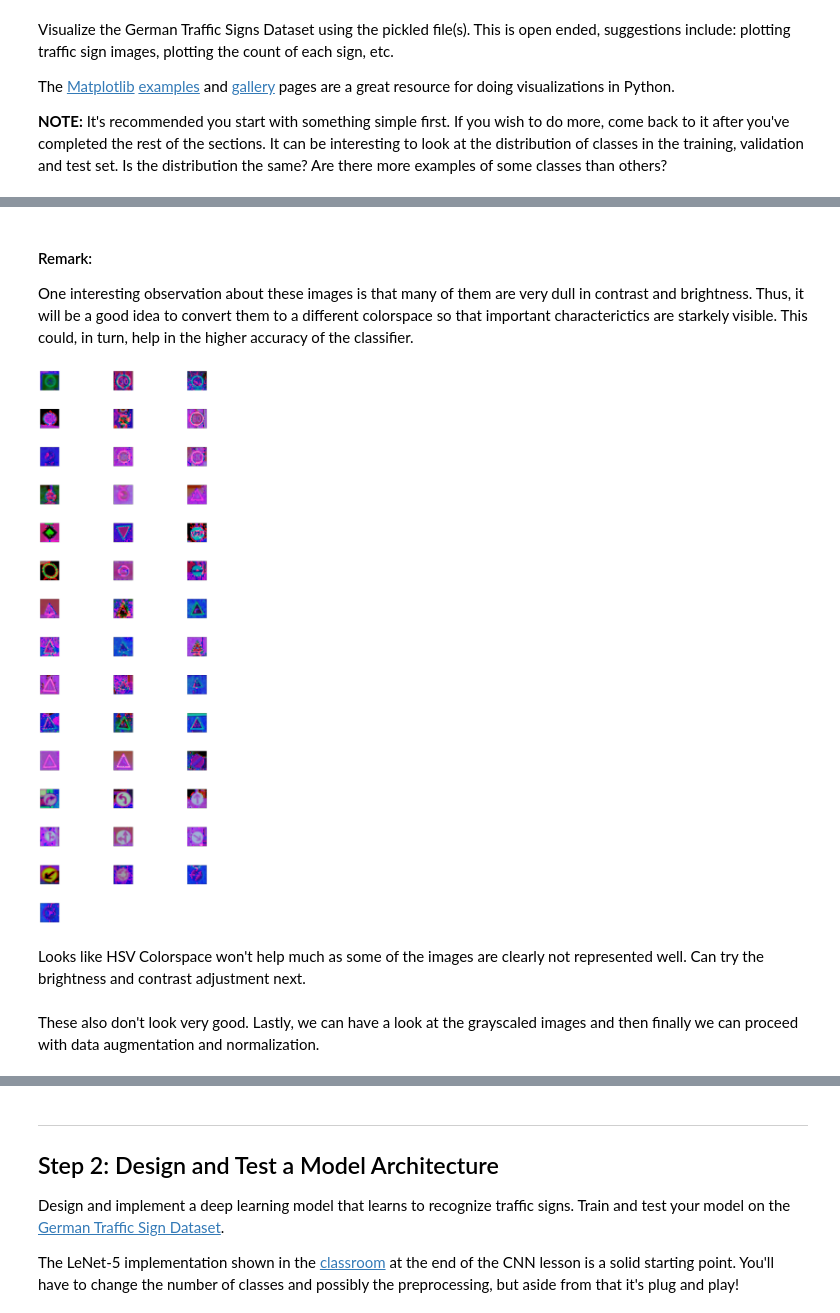
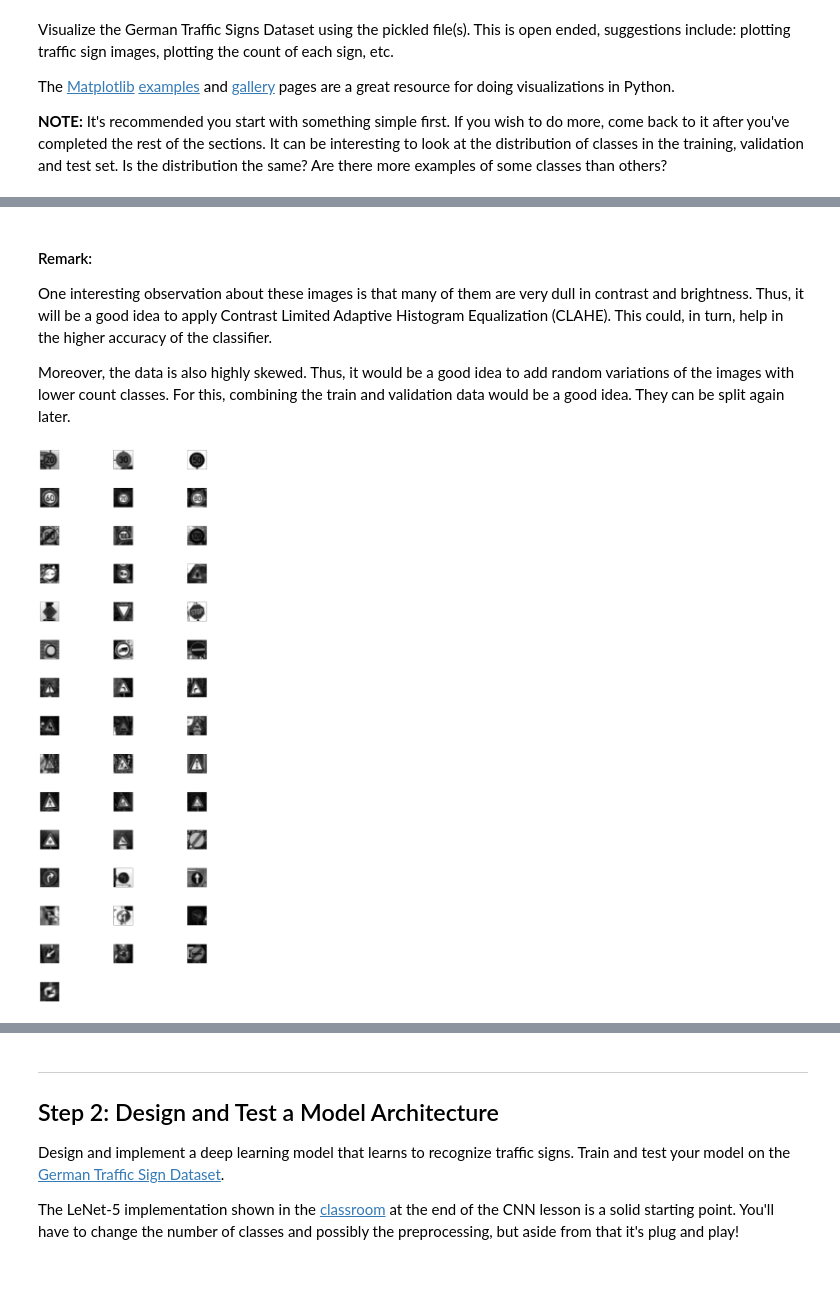
Before and after one commit to bkanaki/CarND-Traffic-Sign-Classifier-Project, a Jupyter notebook: Traffic_Sign_Classifier.ipynb, the cells around one changed output, grey strips where cells are left out. Drawn from its saved outputs; the diff is of its cells as text; code cells hidden in the pictures; blank space fills up the shorter version.

Commit message:
Final model and data

```diff
--- a/Traffic_Sign_Classifier.ipynb
+++ b/Traffic_Sign_Classifier.ipynb
@@ -158,3 +181,5 @@ plot_images(sample_images, sample_labels)
 # %% [markdown]
 #### Remark:
-One interesting observation about these images is that many of them are very dull in contrast and brightness. Thus, it will be a good idea to convert them to a different colorspace so that important characterictics are starkely visible. This could, in turn, help in the higher accuracy of the classifier.
+One interesting observation about these images is that many of them are very dull in contrast and brightness. Thus, it will be a good idea to apply Contrast Limited Adaptive Histogram Equalization (CLAHE). This could, in turn, help in the higher accuracy of the classifier.
+
+Moreover, the data is also highly skewed. Thus, it would be a good idea to add random variations of the images with lower count classes. For this, combining the train and validation data would be a good idea. They can be split again later.
@@ -164,19 +196,15 @@ data_sess = tf.Session()
 # %%
-# look at the hsv colorspace images
-X_train_hsv = tf.image.rgb_to_hsv(X_train)
-with data_sess.as_default():
-    X_train_hsv = X_train_hsv.eval()
-
-sample_images = np.zeros(sample_shape)
+gray_image_shape = X_train_gray[0].shape
+gray_sample_shape = [n_classes]
+gray_sample_shape.extend(list(gray_image_shape))
+sample_images = np.zeros(gray_sample_shape)
 
 for i in range(n_classes):
     idxs = y_train==i
-    sample_train = X_train_hsv[idxs]
+    sample_train = X_train_gray[idxs]
     idx = np.random.choice(range(len(sample_train)))
     sample_images[i] = sample_train[idx]
 
 plot_images(sample_images)
 # %% [output]
-[figure, old version]
+[figure, new version]
-# %% [markdown]
-Looks like HSV Colorspace won't help much as some of the images are clearly not represented well. Can try the brightness and contrast adjustment next.
@@ -201,2 +210,0 @@ plot_images(sample_images)
-# %% [markdown]
-These also don't look very good. Lastly, we can have a look at the grayscaled images and then finally we can proceed with data augmentation and normalization.
```
Also changed, not shown: parts of 67 cells of this notebook, 2 other files.
